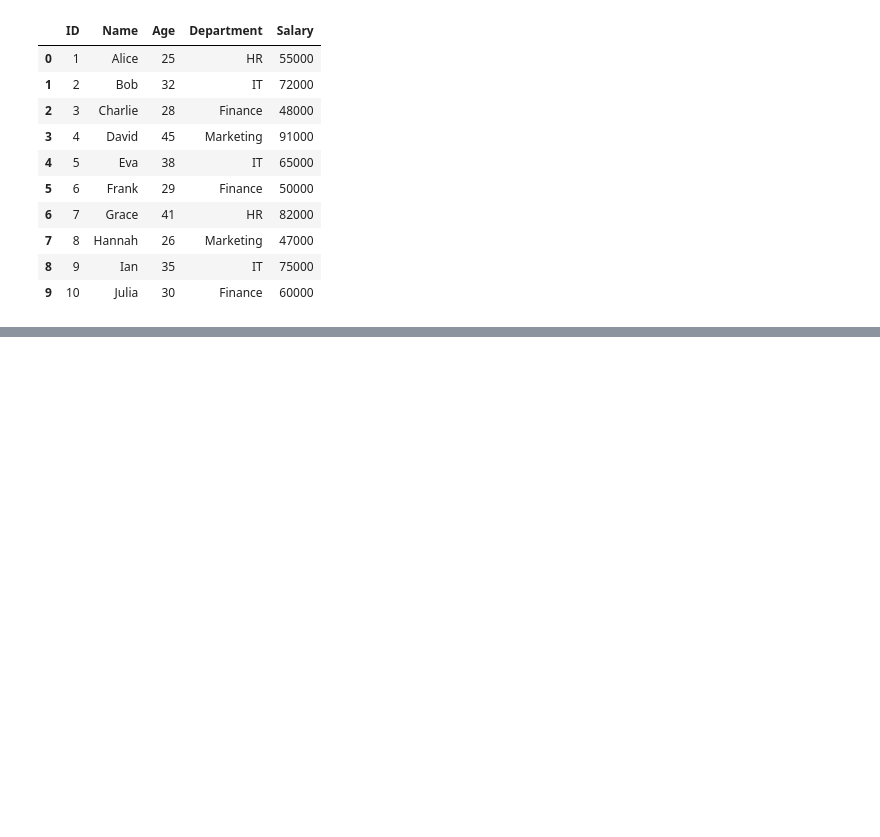
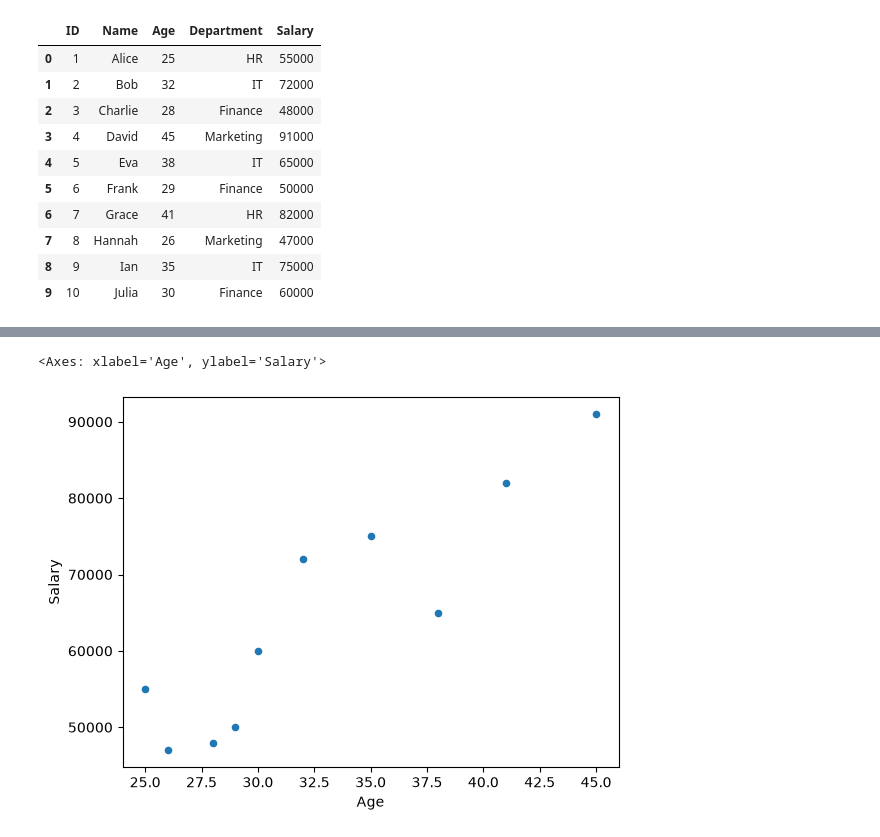
Before and after one commit to priyam-shankar/pandas-learning, a Jupyter notebook: pandas_tutorial.ipynb, the cells around one changed output, grey strips where cells are left out. Drawn from its saved outputs; the diff is of its cells as text; code cells hidden in the pictures; blank space fills up the shorter version.

Commit message:
Completed Pandas learning today

```diff
--- a/pandas_tutorial.ipynb
+++ b/pandas_tutorial.ipynb
@@ -3021,0 +9149,22 @@ df_json
+# %%
+# In Pandas we also do basic Visualisation
+# visualisation : In our data there are some specific features, which we plot in form of piechart, histogram, readmap, barchart etc...
+# we have many different ways to plot our data to actually visualise the data
+
+# we don't use Pandas as a primary tool for data visulaisation, we have matplotliv, seaborn which we studied later
+# But with help of pandas we do some basic visulaisation
+# we do visualisation in 2 ways : 1. histogram --> hist()
+#                                 2.           --> plot()
+
+#1. Histogram
+data = pd.read_csv("employee_data.csv")
+#First we want to plot the histogram of age
+# data["Age"].hist()
+
+# Eg : we want to show the relationship between income(y-axis) and age (x-axis)
+data.plot(kind="scatter", x="Age", y="Salary")
+# now we observe that with the age the salary is increasing
+#now depending upon : Fow how much age ? -> how much salary is increased ? --> for this we do machine learning
+# %% [output]
+<Axes: xlabel='Age', ylabel='Salary'>
+[figure, added]
```
Also changed, not shown: parts of 70 cells of this notebook, 1 other file.
